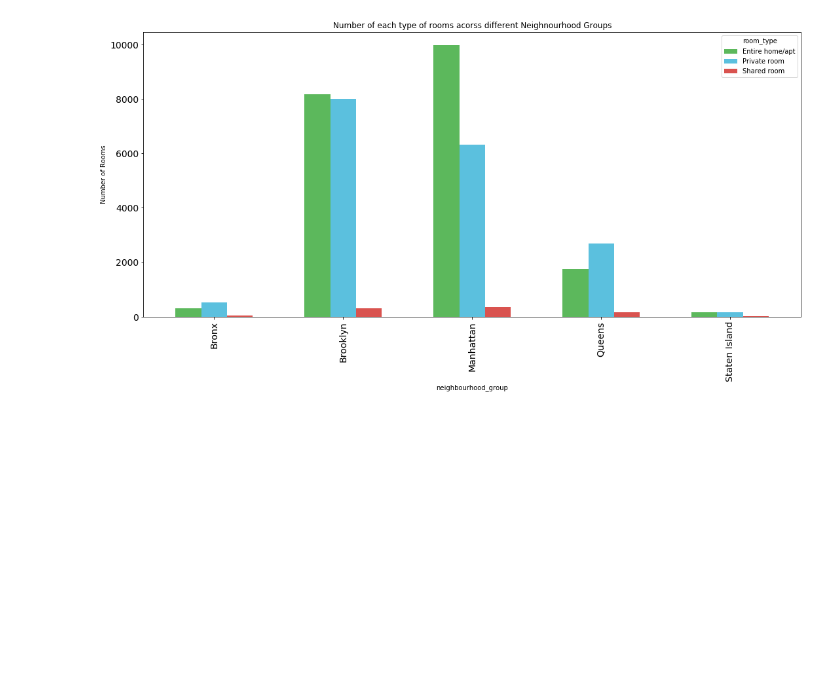
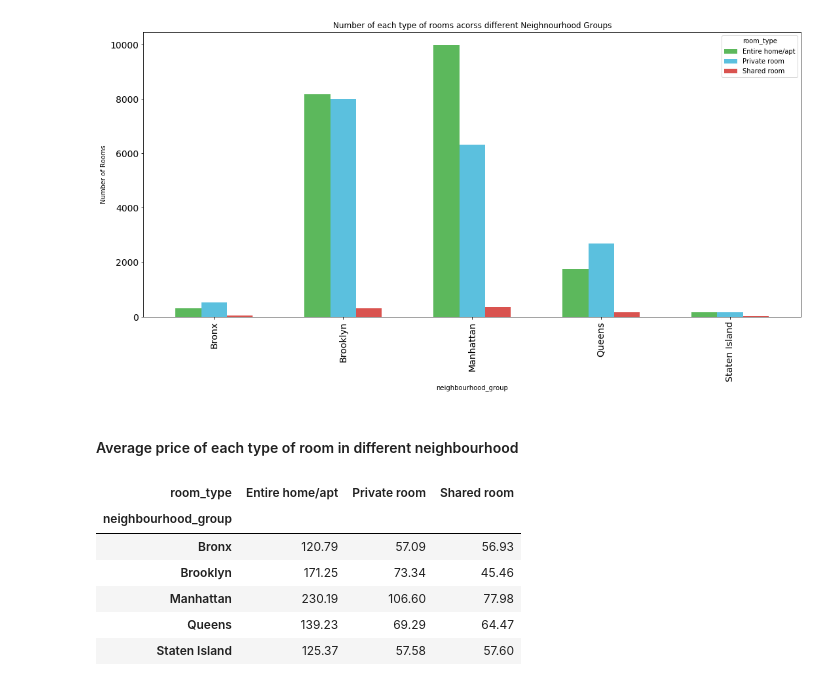
Before and after one commit to Karansingh005/New-York-Airbnb-Analysis, a Jupyter notebook: New_York_Analysis.ipynb, the cells around one changed output. Drawn from its saved outputs; the diff is of its cells as text; code cells hidden in the pictures; blank space fills up the shorter version.

```diff
--- a/New_York_Analysis.ipynb
+++ b/New_York_Analysis.ipynb
@@ -226,3 +226,18 @@ plt.ylabel('Number of Rooms')
 plt.show()
 # %% [output]
 [figure]
+# %% [markdown]
+#### Average price of each type of room in different neighbourhood
+# %%
+df_neighbourhood_2 = df.groupby(['neighbourhood_group','room_type'])
+df_neighbourhood_2 = df_neighbourhood_2['price'].mean()
+df_neighbourhood_2 = df_neighbourhood_2.unstack(level=1)
+df_neighbourhood_2.round(2)
+# %% [output]
+| room_type | Entire home/apt | Private room | Shared room |
+| neighbourhood_group |  |  |  |
+| Bronx | 120.79 | 57.09 | 56.93 |
+| Brooklyn | 171.25 | 73.34 | 45.46 |
+| Manhattan | 230.19 | 106.60 | 77.98 |
+| Queens | 139.23 | 69.29 | 64.47 |
+| Staten Island | 125.37 | 57.58 | 57.60 |
```
Also changed, not shown: parts of 1 cell of this notebook.
